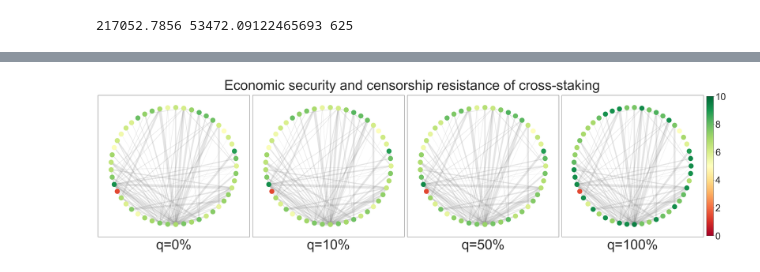
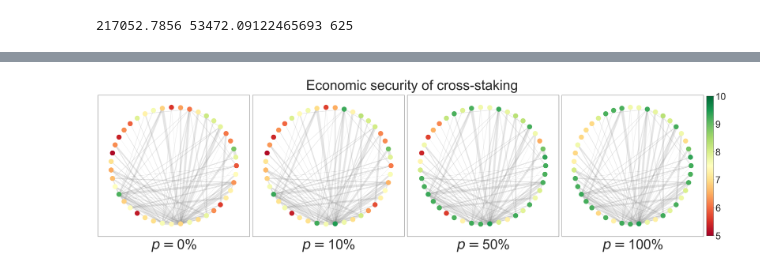
Before and after one commit to babylonchain/mapofzones-crawler, a Jupyter notebook: analysis.ipynb, the cells around one changed output, grey strips where cells are left out. Cells and saved outputs as stored; diff of their text form; code cells hidden in the pictures.

```diff
--- a/analysis.ipynb
+++ b/analysis.ipynb
@@ -273,22 +274,3 @@ gas_usage_np = np.array(gas_usage)
 print(gas_usage_np.mean(), gas_usage_np.std(), len(gas_usage_np))
 # %% [output]
 217052.7856 53472.09122465693 625
-# %%
-cutoffs = [0,1,2,3]
-bins = np.arange(0, 3*10**9, 5*10**7)
-fig = plt.figure(figsize=(6, 6))
-
-for cutoff in cutoffs:
-    plt.subplot(411+cutoff)
-    _, heaviest_weights, _ = find_heaviest_path_all(G, cutoff)
-    plt.hist(heaviest_weights, bins=bins, label='k=%d' % cutoff, alpha=0.5)
-    if cutoff == 3:
-        plt.xlabel('Economic security (USD)', fontsize=15)
-    plt.ylabel('# zones', fontsize=15)
-    plt.xlim([-5*10**8, 3*10**9])
-    plt.ylim([0.5, 100])
-    plt.yscale('log')
-    plt.legend(loc='upper right')
-plt.tight_layout()
-plt.savefig('../../Babylon/mesh-security-paper/figures/security-hist.pdf')
-plt.show()
@@ -313,55 +350,56 @@ plt.show()
 # %%
-def find_optimal_security(G, node, beta):
+def find_optimal_security(G, node, p): # q_i = p
     # total weight of all peers
-    peers = G.neighbors(node)
-    max_weight_from_peers = 0
+    peers = list(G.neighbors(node))
+
+    if p*len(peers) >= 1:
+        max_weight_from_peers = 0
+        for peer in peers:
+            max_weight_from_peers += G.nodes[peer]['weight']
+        return (max_weight_from_peers + G.nodes[node]['weight']) / 3
+
+    max_borrowable_weight = 0
     for peer in peers:
-        max_weight_from_peers += G.nodes[peer]['weight']
-    if beta == 1:
-        return (max_weight_from_peers + G.nodes[node]['weight']) / 3
-    max_borrowable_weight = beta * G.nodes[node]['weight'] / (1-beta)
-    if max_weight_from_peers < max_borrowable_weight:
-        return (max_weight_from_peers + G.nodes[node]['weight']) / 3
-    else:
-        return (max_borrowable_weight + G.nodes[node]['weight']) / 3
+        max_borrowable_weight += p * G.nodes[node]['weight'] / (1-p)
+    return (max_borrowable_weight + G.nodes[node]['weight']) / 3
 
 def find_optimal_security_all(G, beta):
     return [find_optimal_security(G, node, beta) for node in G.nodes]
 
-def draw_map_of_zones_summary_cross_chain_validation(G, betas=[0, 0.1, 0.5, 1]):
+def draw_map_of_zones_summary_cross_chain_validation(G, ps=[0, 0.1, 0.5, 1]):
     fig, axes = plt.subplots(nrows=1, ncols=4, figsize=(32, 9))
     pos = nx.circular_layout(G)
     cmap = plt.cm.get_cmap('RdYlGn')
     # cmap = plt.cm.jet
 
-    for idx, beta in enumerate(betas):
+    for idx, p in enumerate(ps):
         plt.subplot(141+idx)
 
         # zone name of each vertex
         node_labels = {node: zones_map[node] for node in G.nodes}
 
         # weight of each vertex, i.e., normalised market cap in the heaviest path
-        heaviest_weights = find_optimal_security_all(G, beta)
+        heaviest_weights = find_optimal_security_all(G, p)
         node_weights = [math.log10(weight) for weight in heaviest_weights]
         # node_weights = heaviest_weights
         # weight of each edge, i.e., normalised frequency of the channel
         edge_weights = [math.log10(get_frequency(edge[0], edge[1]))*5 for edge in G.edges(data='weight')]
 
         nx.draw_networkx_edges(G, pos, width=edge_weights, alpha=0.2, edge_color='grey')
-        nc = nx.draw_networkx_nodes(G, pos, node_labels, node_color=node_weights, cmap=cmap, vmin=0, vmax=10)
+        nc = nx.draw_networkx_nodes(G, pos, node_labels, node_color=node_weights, cmap=cmap, vmin=5, vmax=10)
 
-        plt.title("q={0:.0%}".format(beta), fontsize=50, y=-0.1)
+        plt.title(r"$p = ${0:.0%}".format(p), fontsize=50, y=-0.1)
 
     # cbar = plt.colorbar(nc, format=ticker.FuncFormatter(fmt),fraction=0.046, pad=0.02)
     cbar = fig.colorbar(nc,fraction=0.046, pad=0.02)
     cbar.ax.tick_params(labelsize=35)
 
-    fig.suptitle("Economic security and censorship resistance of cross-staking", fontsize=50)
+    fig.suptitle("Economic security of cross-staking", fontsize=50)
     plt.tight_layout()
     plt.savefig('../../Babylon/mesh-security-paper/figures/zones-ccv-summary.pdf')
     plt.show()
 
 # find_optimal_security_all(G, 0.2)
 draw_map_of_zones_summary_cross_chain_validation(G)
 # %% [output]
-[figure, old version]
+[figure, new version]
```
Also changed, not shown: parts of 7 cells of this notebook, 1 other file.
